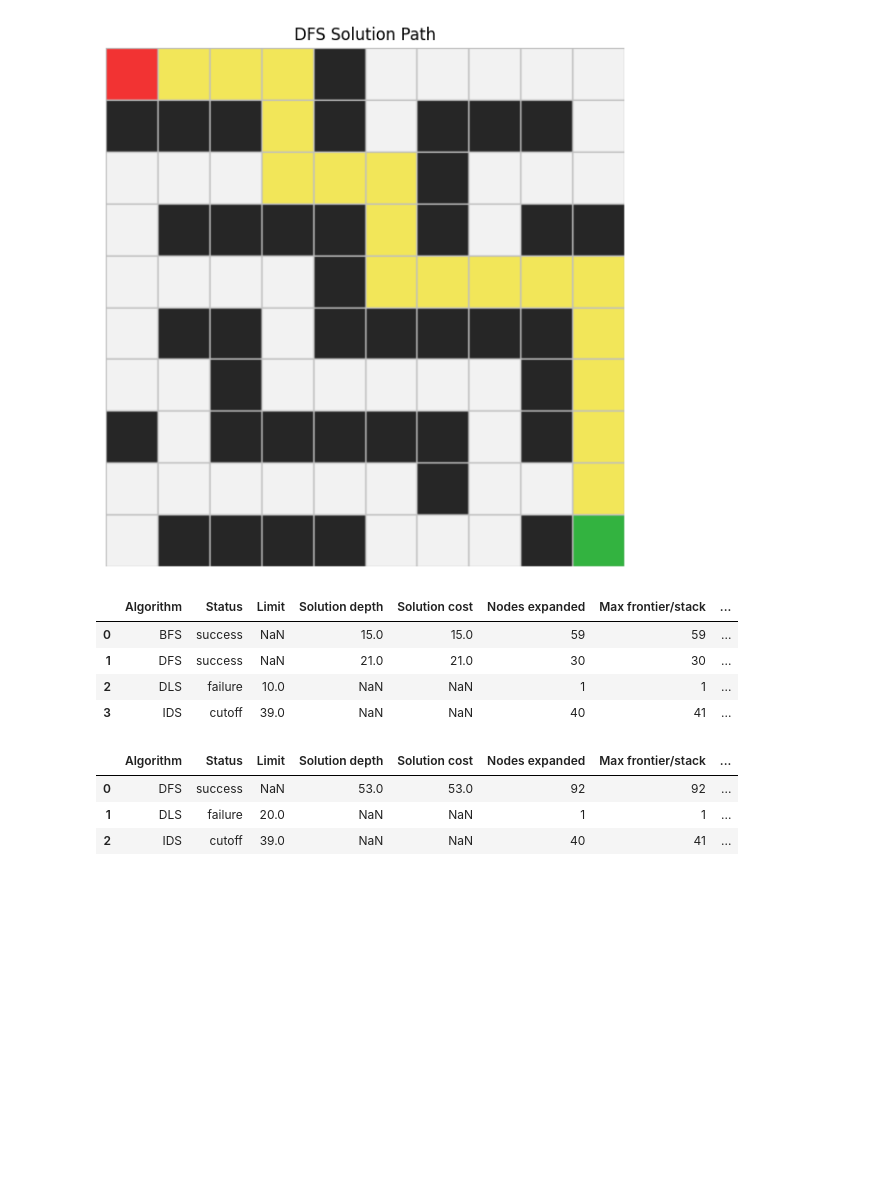
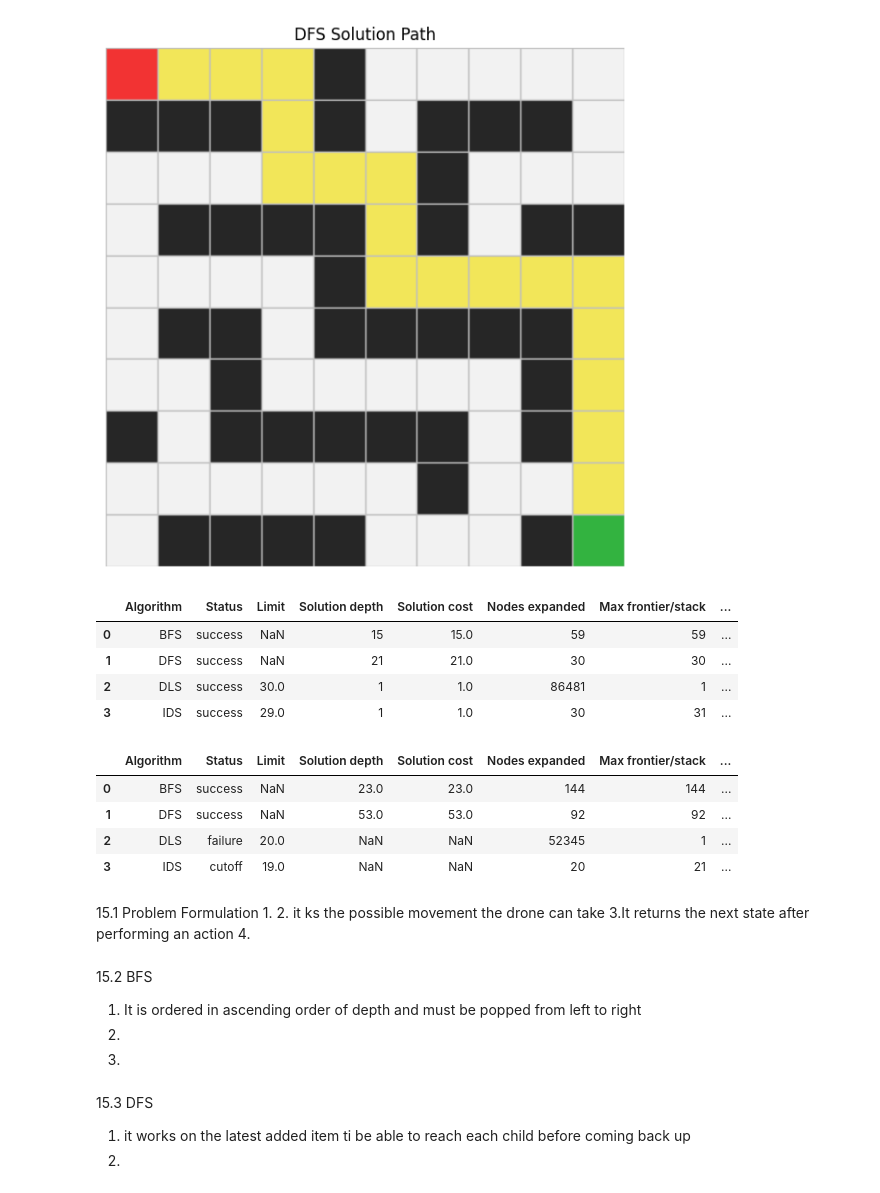
Before and after one commit to Ewurakua419/Ewurakua_Amoah_lab1_, a Jupyter notebook: Ewurakua_Amoah_lab1.ipynb, the cells around one changed output. Drawn from its saved outputs; the diff is of its cells as text; code cells hidden in the pictures; blank space fills up the shorter version.

```diff
--- a/Ewurakua_Amoah_lab1.ipynb
+++ b/Ewurakua_Amoah_lab1.ipynb
@@ -373,10 +373,10 @@ class BreadthFirstSearch(SearchAlgorithm):
         node=Node(state=problem.initial_state())
         nodes_expanded=0
         if problem.is_goal(node.state):
-            return node
+            return SearchResult(algorithm=algorithm,status='success', solution=node ,nodes_expanded=nodes_expanded, max_frontier_size=max_frontier_size)
 
         frontier = deque([node])
-        children=deque()
+        #children=deque()
         reached={problem.initial_state()}
         max_frontier_size=1
         while frontier:
@@ -484,14 +484,14 @@ class DepthLimitedSearch(SearchAlgorithm):
         # TODO 8:
         # Implement recursive depth-limited search.
         #
+        cutoff_occurred = True
         # Steps:
         # 1. If node.state is goal, return (node, "success").
         if problem.is_goal(node.state):
-            return (node,"success")
+            return node,"success"
         # 2. Else if node.depth >= limit, return (None, "cutoff").
         elif node.depth >= limit:
-            cutoff_occurred=True
-            return (None, "cutoff")
+            return None, "cutoff"
         # 3. Otherwise:
         #       a. increment metrics["nodes_expanded"].
         #       b. set cutoff_occurred = False.
@@ -505,20 +505,24 @@ class DepthLimitedSearch(SearchAlgorithm):
         #             if cutoff_occurred, return (None, "cutoff")
         #             else return (None, "failure")
         else:
+            cutoff_occurred = False
+            max_stack_size=1
             metrics["nodes_expanded"]+=1
-            cutoff_occurred = False
+            result=None
+            status='failure'
             for child in self.expand(problem,node):
-                if child.state != node.parent and child.state!= node.state:
+                max_stack_size+=1
+                if child.state == node.parent and child.state== node.state:
                     continue
-                result, status= self._recursive_dls(problem,child,limit)
-                if result=='success':
-                    return (child,'success')
-                if result=='cut_off':
+                result, status= self._recursive_dls(problem=problem,node=child,limit=limit-1,metrics=metrics,current_stack_size=max_stack_size)
+                if status=='success':
+                    return child,'success'
+                if status=='cut_off':
                     cutoff_occurred=True
             if cutoff_occurred:
-                return (None, "cutoff")
+                return result, "cutoff"
             else:
-                return (None, "failure")
+                return result, "failure"
 
 
     def depth_limited_search(self,problem: Problem, limit:int) -> Tuple[Optional[Node], str]:
@@ -550,9 +554,9 @@ class IterativeDeepeningSearch(SearchAlgorithm):
             result= dls.search(problem, limit=limit)
             iteration_log.append((result.limit,result.status))
             if result.status== "success":
-                return SearchResult(algorithm=algorithm,status=result.status,limit=limit, max_frontier_size=max_frontier_size)
+                return SearchResult(algorithm=algorithm,status=result.status,limit=limit, max_frontier_size=max_frontier_size,solution=result.solution,nodes_expanded=nodes_expanded)
             elif result.status=="faliure":
-                return SearchResult(algorithm=algorithm,status=result.status,limit=limit, max_frontier_size=max_frontier_size)
+                return SearchResult(algorithm=algorithm,status=result.status,limit=limit, max_frontier_size=max_frontier_size,solution=result.solution,nodes_expanded=nodes_expanded)
         return SearchResult(algorithm=algorithm,solution=None,status="cutoff",limit=limit, max_frontier_size=max_frontier_size,nodes_expanded=nodes_expanded)
 
 
@@ -619,40 +623,56 @@ custom_problem_1 = GridProblem(custom_grid_1, custom_start_1, custom_goal_1)
 custom_results_1 = [
      bfs.search(custom_problem_1),
      dfs.search(custom_problem_1),
-     dls.search(custom_problem_1, limit=10),
+     dls.search(custom_problem_1, limit=30),
      ids.search(custom_problem_1, max_depth=40),
  ]
 show_results(custom_results_1)
 # %% [output]
 |  | Algorithm | Status | Limit | Solution depth | Solution cost | Nodes expanded | Max frontier/stack | ... |
-| 0 | BFS | success | NaN | 15.0 | 15.0 | 59 | 59 | ... |
-| 1 | DFS | success | NaN | 21.0 | 21.0 | 30 | 30 | ... |
-| 2 | DLS | failure | 10.0 | NaN | NaN | 1 | 1 | ... |
-| 3 | IDS | cutoff | 39.0 | NaN | NaN | 40 | 41 | ... |
+| 0 | BFS | success | NaN | 15 | 15.0 | 59 | 59 | ... |
+| 1 | DFS | success | NaN | 21 | 21.0 | 30 | 30 | ... |
+| 2 | DLS | success | 30.0 | 1 | 1.0 | 86481 | 1 | ... |
+| 3 | IDS | success | 29.0 | 1 | 1.0 | 30 | 31 | ... |
 # %%
 # TODO 11:
 # Create your second custom map here.
 
 custom_grid_2 = [
     [1,0,0,0,0,0,0,0,0,1],[1,0,0,0,1,0,0,0,1,1],[1,0,0,0,0,1,0,1,0,0],[1,1,0,0,0,0,0,1,0,1],[0,0,1,0,0,0,0,0,1,0],[0,0,0,0,1,0,1,0,0,0],[1,0,0,0,0,0,0,0,0,1],[1,0,0,0,0,0,1,0,0,0],
 [0,0,0,0,0,1,0,0,0,0],[0,1,0,0,0,0,0,0,0,0],[0,0,0,0,0,0,0,0,0,1],[1,0,1,0,1,0,0,0,1,1],[0,0,0,0,0,1,0,1,0,0],[1,1,0,0,0,0,0,1,1,0],[0,0,1,0,0,0,0,0,0,0],[0,0,0,0,1,1,1,0,0,0],[1,0,0,0,0,0,0,0,0,1],[1,0,0,0,0,0,1,0,0,0],
 [0,1,0,0,0,0,0,0,0,0],[1,1,0,0,0,0,0,0,0,1]
 ]
 
 custom_start_2 = (1,3)
 custom_goal_2 = (19,8)
 
 # Example after completing:
 custom_problem_2 = GridProblem(custom_grid_2, custom_start_2, custom_goal_2)
 custom_results_2 = [
-     #bfs.search(custom_problem_2),
+     bfs.search(custom_problem_2),
      dfs.search(custom_problem_2),
      dls.search(custom_problem_2, limit=20),
-     ids.search(custom_problem_2, max_depth=40),
+     ids.search(custom_problem_2, max_depth=20),
  ]
 show_results(custom_results_2)
 # %% [output]
 |  | Algorithm | Status | Limit | Solution depth | Solution cost | Nodes expanded | Max frontier/stack | ... |
-| 0 | DFS | success | NaN | 53.0 | 53.0 | 92 | 92 | ... |
-| 1 | DLS | failure | 20.0 | NaN | NaN | 1 | 1 | ... |
-| 2 | IDS | cutoff | 39.0 | NaN | NaN | 40 | 41 | ... |
+| 0 | BFS | success | NaN | 23.0 | 23.0 | 144 | 144 | ... |
+| 1 | DFS | success | NaN | 53.0 | 53.0 | 92 | 92 | ... |
+| 2 | DLS | failure | 20.0 | NaN | NaN | 52345 | 1 | ... |
+| 3 | IDS | cutoff | 19.0 | NaN | NaN | 20 | 21 | ... |
+# %% [markdown]
+15.1 Problem Formulation
+1.
+2. it ks the possible movement the drone can take
+3.It returns the next state after performing an action
+4.
+# %% [markdown]
+15.2 BFS
+1. It is ordered in ascending order of depth and must be popped from left to right
+2.
+3.
+# %% [markdown]
+15.3 DFS
+1. it works on the latest added item ti be able to reach each child before coming back up
+2.
```
Also changed, not shown: parts of 1 cell of this notebook, 1 other file.
